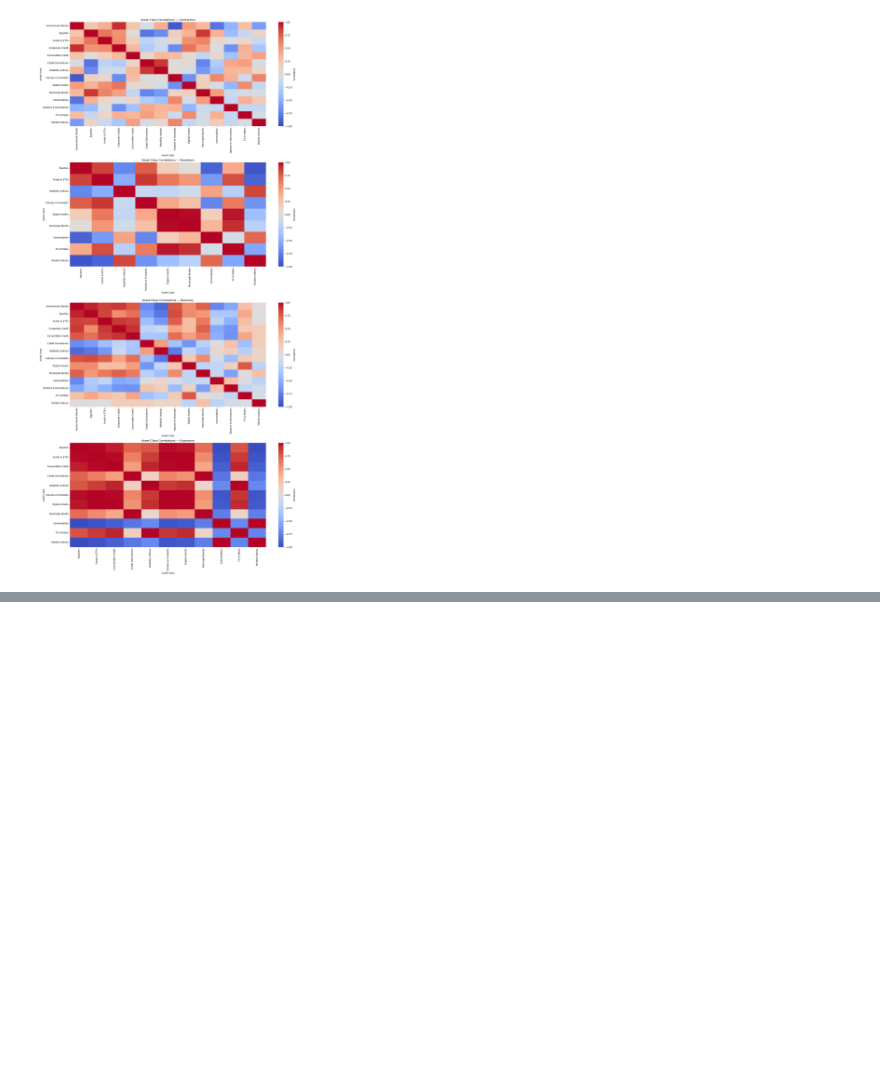
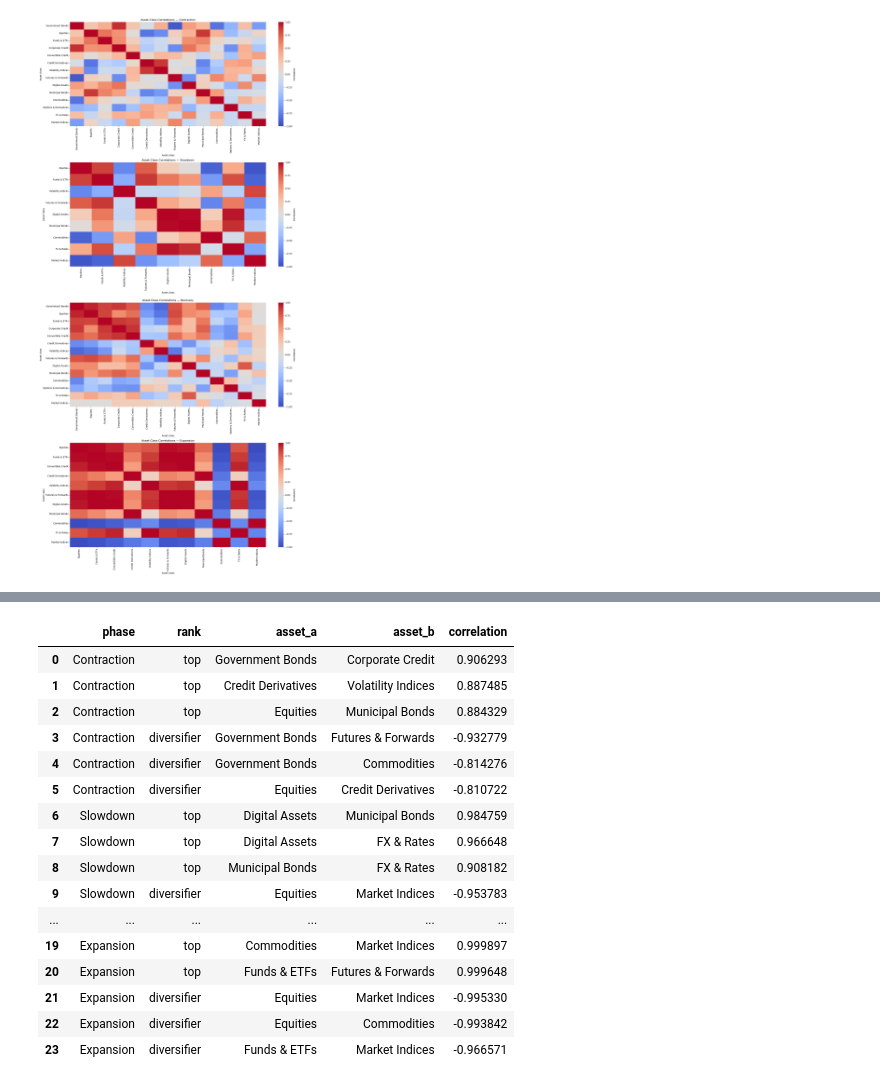
Before and after one commit to kecheng-shi/Nexus-data-preprocessing, a Jupyter notebook: Nexus Data Analysis.ipynb, the cells around one changed output, grey strips where cells are left out. Cells and saved outputs as stored; diff of their text form; code cells hidden in the pictures; blank space fills up the shorter version.

```diff
--- a/Nexus Data Analysis.ipynb
+++ b/Nexus Data Analysis.ipynb
@@ -1883,0 +1890,79 @@ Asset-class correlations for phase: Expansion (observations=3)
+# %%
+# 5.3 Summary: Cross-Asset Correlations (overall and by phase)
+import numpy as np
+import pandas as pd
+from IPython.display import display, Markdown
+
+def unique_pair_stats(corr_df: pd.DataFrame, panel: pd.DataFrame | None = None) -> pd.DataFrame:
+    cols = list(corr_df.columns)
+    records: list[dict[str, object]] = []
+    for i in range(len(cols)):
+        for j in range(i + 1, len(cols)):
+            a, b = cols[i], cols[j]
+            if a not in corr_df.index or b not in corr_df.columns:
+                # fall back if index/columns order differs
+                if b in corr_df.index and a in corr_df.columns:
+                    val = corr_df.loc[b, a]
+                else:
+                    continue
+            else:
+                val = corr_df.loc[a, b]
+            if pd.isna(val):
+                continue
+            overlap = (
+                int(panel[[a, b]].dropna().shape[0]) if panel is not None and {a, b} <= set(panel.columns) else np.nan
+            )
+            records.append({
+                'asset_a': a,
+                'asset_b': b,
+                'correlation': float(val),
+                'overlap_months': overlap,
+            })
+    if not records:
+        return pd.DataFrame(columns=['asset_a','asset_b','correlation','overlap_months'])
+    return pd.DataFrame(records).sort_values('correlation', ascending=False).reset_index(drop=True)
+
+# Overall summary (recompute if needed)
+overall_corr = None
+try:
+    overall_corr = class_corr.copy()
+except Exception:
+    pass
+if overall_corr is None or overall_corr.dropna(how='all').empty:
+    try:
+        overall_corr = pairwise_corr(interaction_panel, min_periods=interaction_panel.notna().sum().min())
+    except Exception as exc:
+        display(Markdown(f"Overall correlation unavailable: {exc}"))
+        overall_corr = pd.DataFrame()
+
+if overall_corr.dropna(how='all').empty:
+    display(Markdown('Overall class correlation matrix is empty.'))
+else:
+    pair_stats_overall = unique_pair_stats(overall_corr, interaction_panel if 'interaction_panel' in globals() else None)
+    display(Markdown('**Top 5 positively correlated asset-class pairs (overall)**'))
+    display(pair_stats_overall.head(5))
+    display(Markdown('**Top 5 diversifying (lowest correlation) asset-class pairs (overall)**'))
+    display(pair_stats_overall.sort_values('correlation', ascending=True).head(5))
+
+# Per-phase summary from 5.2 results
+if 'CLASS_PHASE_CORR_RESULTS' not in globals() or not CLASS_PHASE_CORR_RESULTS:
+    display(Markdown('Per-phase results unavailable; run Section 5.2 per-phase correlations.'))
+else:
+    rows = []
+    for phase_name, mat in CLASS_PHASE_CORR_RESULTS.items():
+        if mat is None or mat.dropna(how='all').empty:
+            continue
+        ps = unique_pair_stats(mat)
+        if ps.empty:
+            continue
+        top_pos = ps.head(3).assign(phase=phase_name, rank='top')
+        top_div = ps.sort_values('correlation', ascending=True).head(3).assign(phase=phase_name, rank='diversifier')
+        rows.append(top_pos)
+        rows.append(top_div)
+    if rows:
+        phase_summary_pairs = pd.concat(rows, ignore_index=True)[['phase','rank','asset_a','asset_b','correlation']]
+        display(Markdown('**Phase-wise top co-movers and diversifiers**'))
+        display(phase_summary_pairs)
+    else:
+        display(Markdown('No per-phase pair summaries to display.'))
+# %% [output]
@@ -1883,0 +1984,17 @@ Asset-class correlations for phase: Expansion (observations=3)
+|  | phase | rank | asset_a | asset_b | correlation |
+| 0 | Contraction | top | Government Bonds | Corporate Credit | 0.906293 |
+| 1 | Contraction | top | Credit Derivatives | Volatility Indices | 0.887485 |
+| 2 | Contraction | top | Equities | Municipal Bonds | 0.884329 |
+| 3 | Contraction | diversifier | Government Bonds | Futures & Forwards | -0.932779 |
+| 4 | Contraction | diversifier | Government Bonds | Commodities | -0.814276 |
+| 5 | Contraction | diversifier | Equities | Credit Derivatives | -0.810722 |
+| 6 | Slowdown | top | Digital Assets | Municipal Bonds | 0.984759 |
+| 7 | Slowdown | top | Digital Assets | FX & Rates | 0.966648 |
+| 8 | Slowdown | top | Municipal Bonds | FX & Rates | 0.908182 |
+| 9 | Slowdown | diversifier | Equities | Market Indices | -0.953783 |
+| ... | ... | ... | ... | ... | ... |
+| 19 | Expansion | top | Commodities | Market Indices | 0.999897 |
+| 20 | Expansion | top | Funds & ETFs | Futures & Forwards | 0.999648 |
+| 21 | Expansion | diversifier | Equities | Market Indices | -0.995330 |
+| 22 | Expansion | diversifier | Equities | Commodities | -0.993842 |
+| 23 | Expansion | diversifier | Funds & ETFs | Market Indices | -0.966571 |
```
Also changed, not shown: parts of 3 cells of this notebook, 2 other files.
